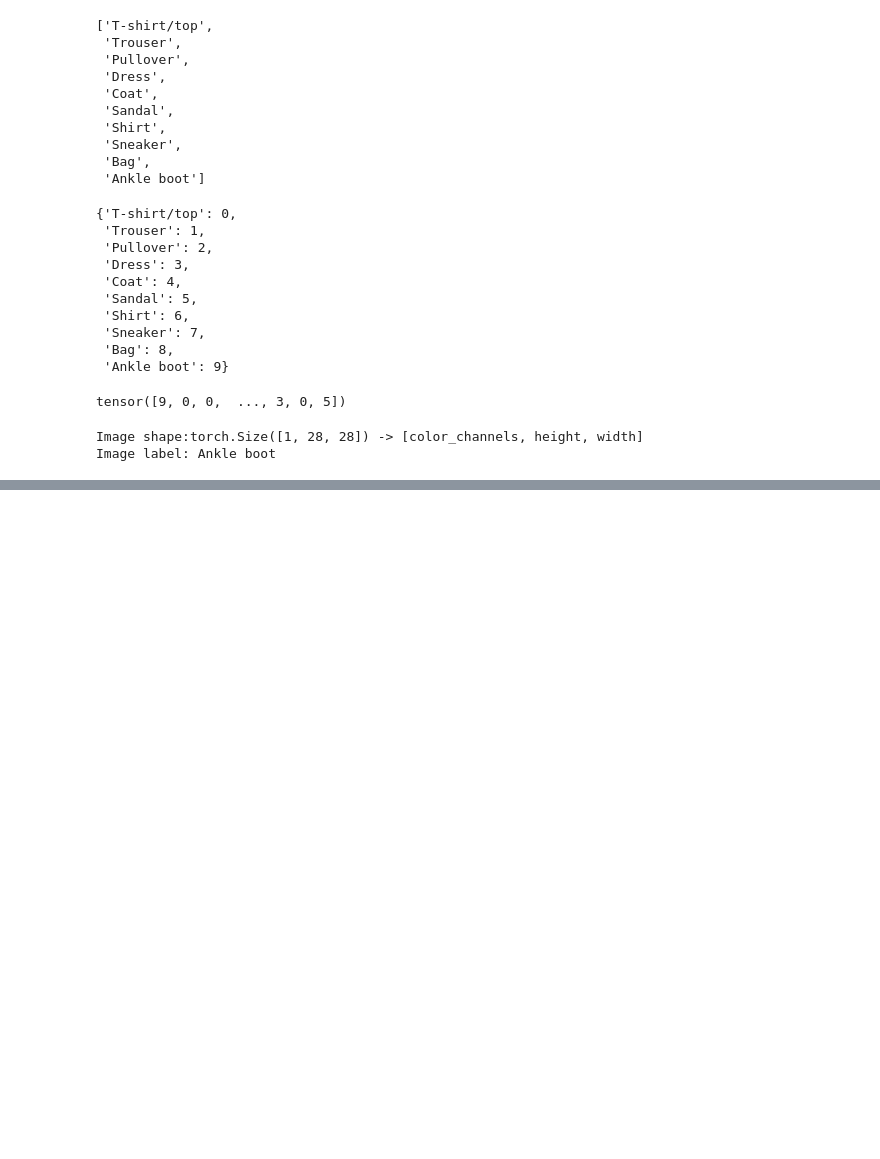
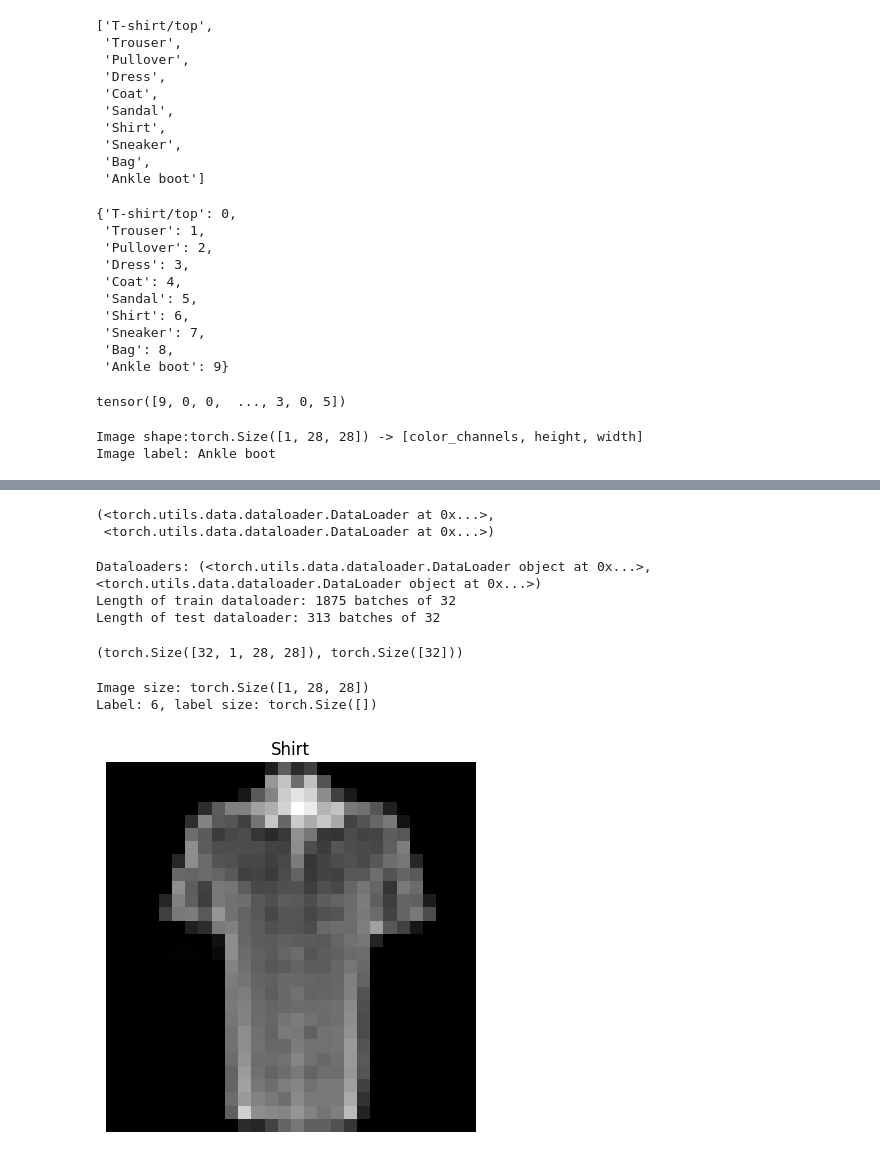
Before and after one commit to LadislavVasina1/pytorch_ztm, a Jupyter notebook: 03_computer_vision/03_computer_vision.ipynb, the cells around one changed output, grey strips where cells are left out. Saved outputs shown, nothing was run; the diff lists cells and outputs as text; code cells hidden in the pictures; blank space fills up the shorter version.

```diff
--- a/03_computer_vision/03_computer_vision.ipynb
+++ b/03_computer_vision/03_computer_vision.ipynb
@@ -138,0 +202,49 @@ Image label: Ankle boot
+# %%
+from torch.utils.data import DataLoader
+
+# Setup the batch size hyperparameter
+BATCH_SIZE = 32
+
+# Turn datasets into iterables (batches)
+train_dataloader = DataLoader(dataset=train_data,
+                                batch_size=BATCH_SIZE,
+                                shuffle=True)
+
+test_dataloader = DataLoader(dataset=test_data,
+                                batch_size=BATCH_SIZE,
+                                shuffle=False)
+
+train_dataloader, test_dataloader
+# %% [output]
+(<torch.utils.data.dataloader.DataLoader at 0x...>,
+ <torch.utils.data.dataloader.DataLoader at 0x...>)
+# %%
+# Let's checkout what we've created
+print(f"Dataloaders: {train_dataloader, test_dataloader}")
+print(f"Length of train dataloader: {len(train_dataloader)} batches of {BATCH_SIZE}")
+print(f"Length of test dataloader: {len(test_dataloader)} batches of {BATCH_SIZE}")
+# %% [output]
+Dataloaders: (<torch.utils.data.dataloader.DataLoader object at 0x...>, <torch.utils.data.dataloader.DataLoader object at 0x...>)
+Length of train dataloader: 1875 batches of 32
+Length of test dataloader: 313 batches of 32
+# %%
+# Check out what's inside the training dataloader
+train_features_batch, train_labels_batch = next(iter(train_dataloader))
+
+train_features_batch.shape, train_labels_batch.shape
+# %% [output]
+(torch.Size([32, 1, 28, 28]), torch.Size([32]))
+# %%
+# Show a sample
+torch.manual_seed(42)
+random_idx = torch.randint(0, len(train_features_batch), size=[1]).item()
+img, label = train_features_batch[random_idx], train_labels_batch[random_idx]
+plt.imshow(img.squeeze(), cmap="gray")
+plt.title(class_names[label])
+plt.axis("Off");
+print(f"Image size: {img.shape}")
+print(f"Label: {label}, label size: {label.shape}")
+# %% [output]
+Image size: torch.Size([1, 28, 28])
+Label: 6, label size: torch.Size([])
+[figure, added]
```
Also changed, not shown: parts of 26 cells of this notebook, 2 other files.
